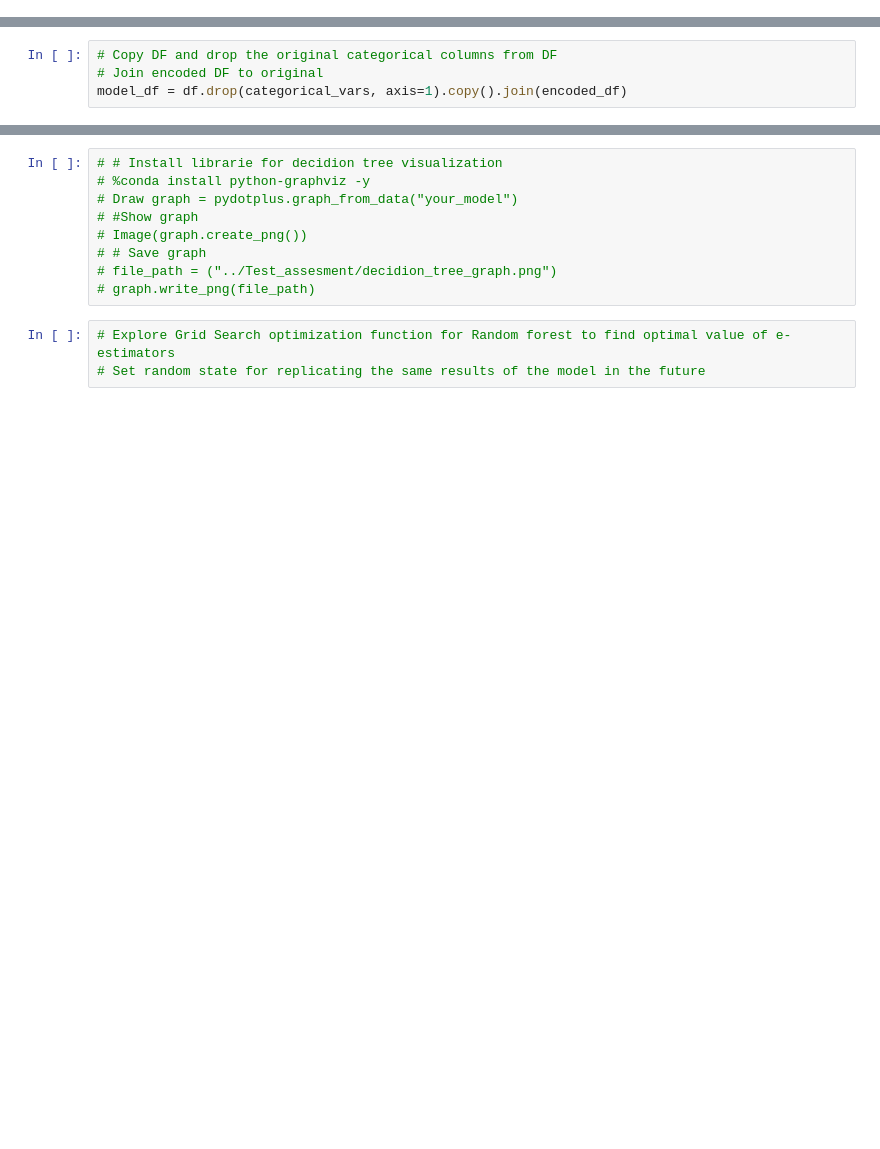
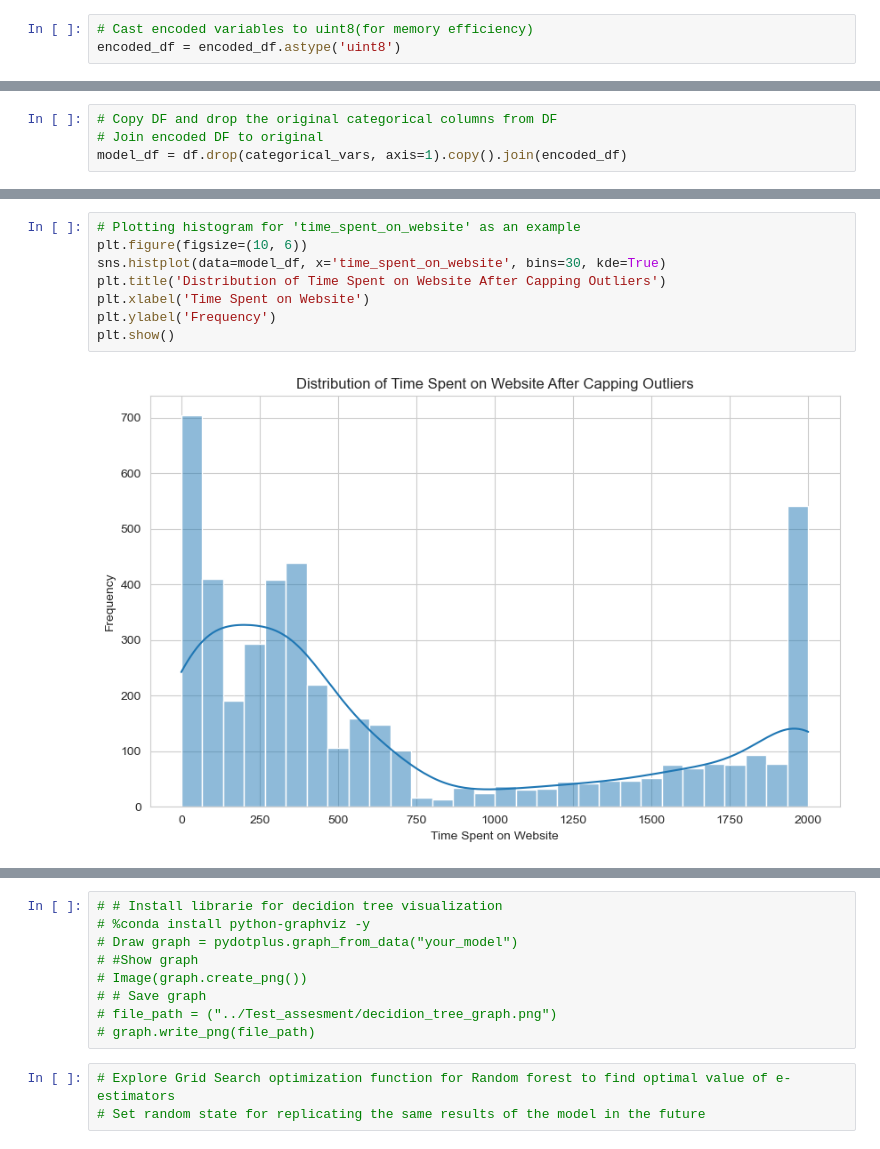
Before and after one commit to Xipilscode/Customer_Churn_ML-Predictive_Analytics, a Jupyter notebook: customer_growth.ipynb, the cells around one changed output, grey strips where cells are left out. Drawn from its saved outputs; the diff is of its cells as text; blank space fills up the shorter version.

```diff
--- a/customer_growth.ipynb
+++ b/customer_growth.ipynb
@@ -501,6 +511,9 @@ encoded_df
 | 4610 | 1.0 | 0.0 | 0.0 | 1.0 | ... |
 | 4611 | 1.0 | 0.0 | 0.0 | 0.0 | ... |
 4612 rows × 21 columns
+# %%
+# Cast encoded variables to uint8(for memory efficiency)
+encoded_df = encoded_df.astype('uint8')
 # %%
 encoded_df.info()
 # %% [output]
@@ -848,0 +643,10 @@ Recall is Key: Given the cost of missing out on a potential customer, recall mig
+# %%
+# Plotting histogram for 'time_spent_on_website' as an example
+plt.figure(figsize=(10, 6))
+sns.histplot(data=model_df, x='time_spent_on_website', bins=30, kde=True)
+plt.title('Distribution of Time Spent on Website After Capping Outliers')
+plt.xlabel('Time Spent on Website')
+plt.ylabel('Frequency')
+plt.show()
+# %% [output]
+[figure, added]
```
Also changed, not shown: parts of 68 cells of this notebook, 5 other files.
